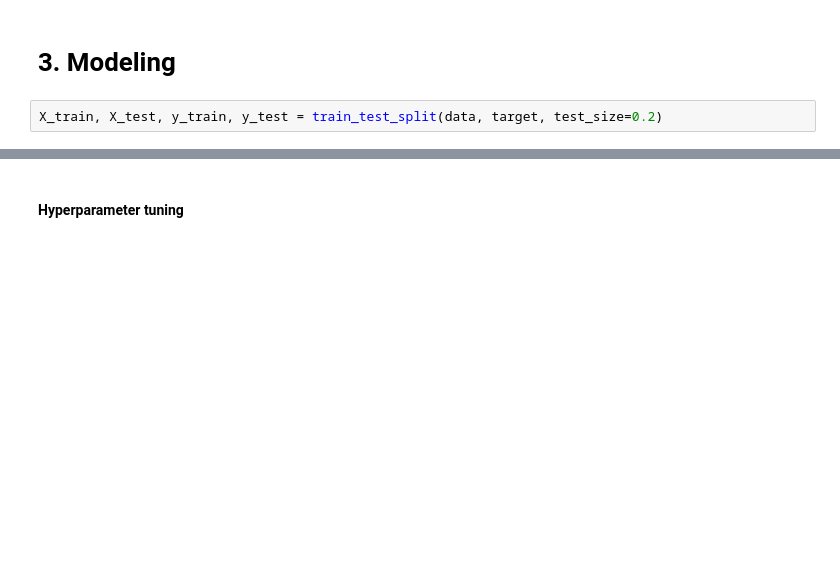
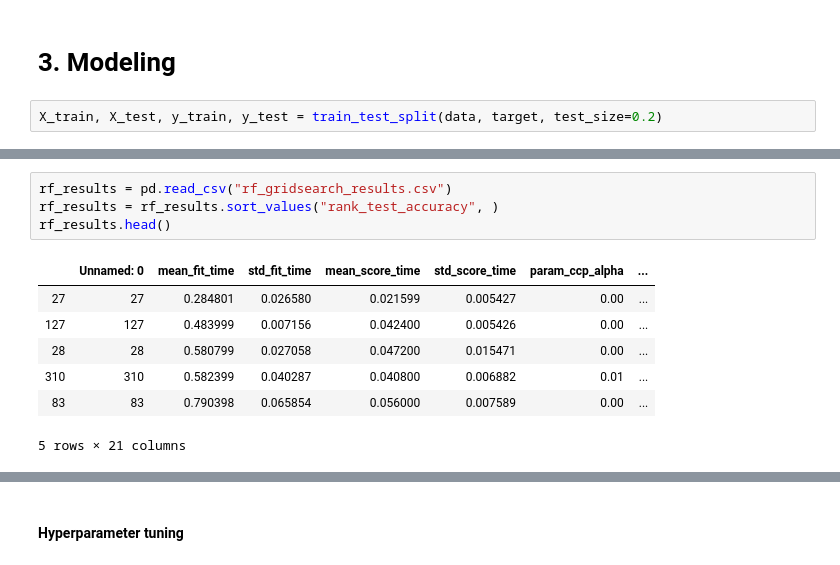
Before and after one commit to mrmachatschek/pandemic_survival_prediction, a Jupyter notebook: main.ipynb, the cells around one changed output, grey strips where cells are left out. Saved outputs shown, nothing was run; the diff lists cells and outputs as text; blank space fills up the shorter version.

```diff
--- a/main.ipynb
+++ b/main.ipynb
@@ -625,0 +739,12 @@ X_train, X_test, y_train, y_test = train_test_split(data, target, test_size=0.2)
+# %%
+rf_results = pd.read_csv("rf_gridsearch_results.csv")
+rf_results = rf_results.sort_values("rank_test_accuracy", )
+rf_results.head()
+# %% [output]
+|  | Unnamed: 0 | mean_fit_time | std_fit_time | mean_score_time | std_score_time | param_ccp_alpha | ... |
+| 27 | 27 | 0.284801 | 0.026580 | 0.021599 | 0.005427 | 0.00 | ... |
+| 127 | 127 | 0.483999 | 0.007156 | 0.042400 | 0.005426 | 0.00 | ... |
+| 28 | 28 | 0.580799 | 0.027058 | 0.047200 | 0.015471 | 0.00 | ... |
+| 310 | 310 | 0.582399 | 0.040287 | 0.040800 | 0.006882 | 0.01 | ... |
+| 83 | 83 | 0.790398 | 0.065854 | 0.056000 | 0.007589 | 0.00 | ... |
+5 rows × 21 columns
```
Also changed, not shown: parts of 38 cells of this notebook, 2 other files.
